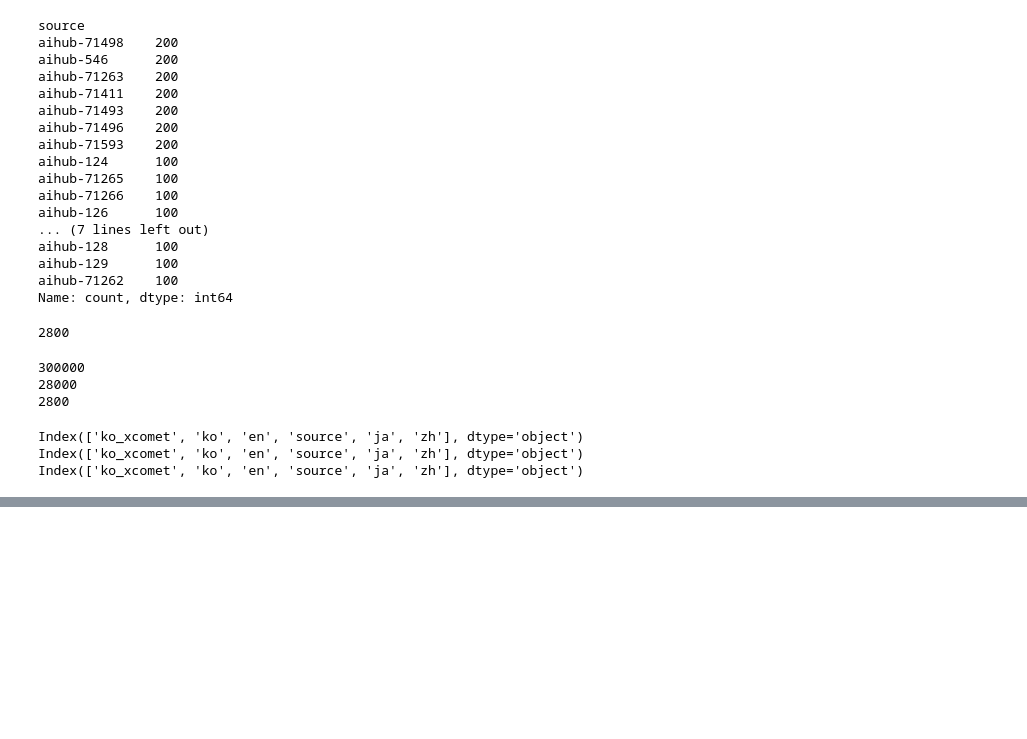
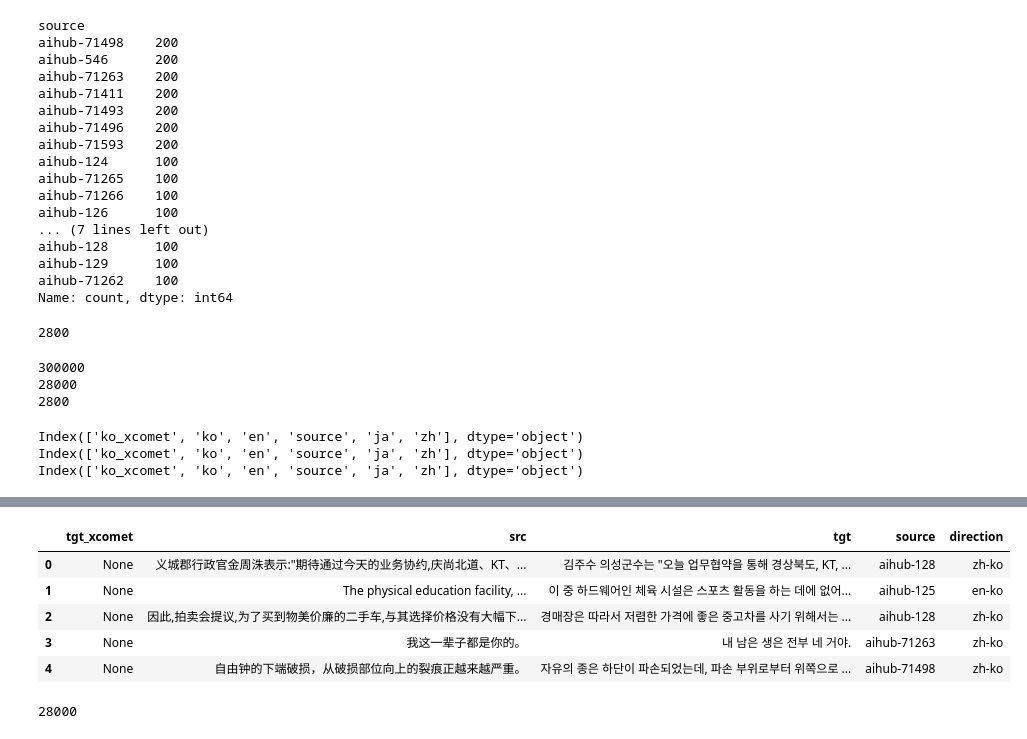
Before and after one commit to TrainToGPB/slm-mmt-exp, a Jupyter notebook: translation_datasets/mmt/aihub_integration/mmt_integration.ipynb, the cells around one changed output, grey strips where cells are left out. Cells and saved outputs as stored; diff of their text form; code cells hidden in the pictures; blank space fills up the shorter version.

```diff
--- a/translation_datasets/mmt/aihub_integration/mmt_integration.ipynb
+++ b/translation_datasets/mmt/aihub_integration/mmt_integration.ipynb
@@ -1347,0 +1372,12 @@ Index(['ko_xcomet', 'ko', 'en', 'source', 'ja', 'zh'], dtype='object')
+# %%
+mmt_eval = set_mmt_dataset(top_eval)
+display(mmt_eval.head())
+print(len(mmt_eval))
+# %% [output]
+|  | tgt_xcomet | src | tgt | source | direction |
+| 0 | None | 义城郡行政官金周洙表示:"期待通过今天的业务协约,庆尚北道、KT、... | 김주수 의성군수는 "오늘 업무협약을 통해 경상북도, KT, ... | aihub-128 | zh-ko |
+| 1 | None | The physical education facility, ... | 이 중 하드웨어인 체육 시설은 스포츠 활동을 하는 데에 없어... | aihub-125 | en-ko |
+| 2 | None | 因此,拍卖会提议,为了买到物美价廉的二手车,与其选择价格没有大幅下... | 경매장은 따라서 저렴한 가격에 좋은 중고차를 사기 위해서는 ... | aihub-128 | zh-ko |
+| 3 | None | 我这一辈子都是你的。 | 내 남은 생은 전부 네 거야. | aihub-71263 | zh-ko |
+| 4 | None | 自由钟的下端破损，从破损部位向上的裂痕正越来越严重。 | 자유의 종은 하단이 파손되었는데, 파손 부위로부터 위쪽으로 ... | aihub-71498 | zh-ko |
+28000
```
Also changed, not shown: parts of 5 cells of this notebook.
